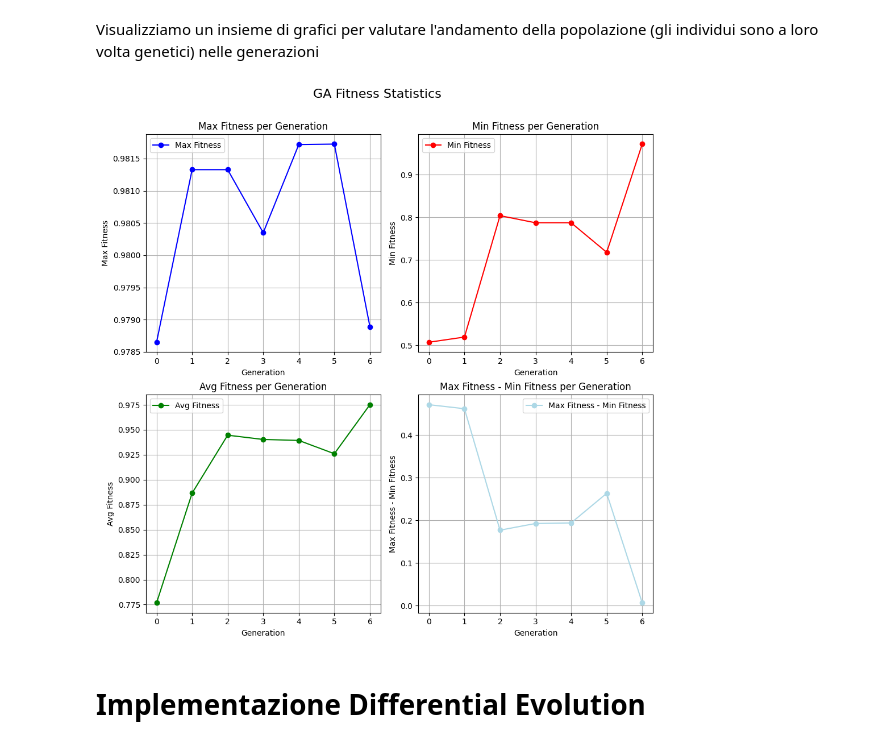
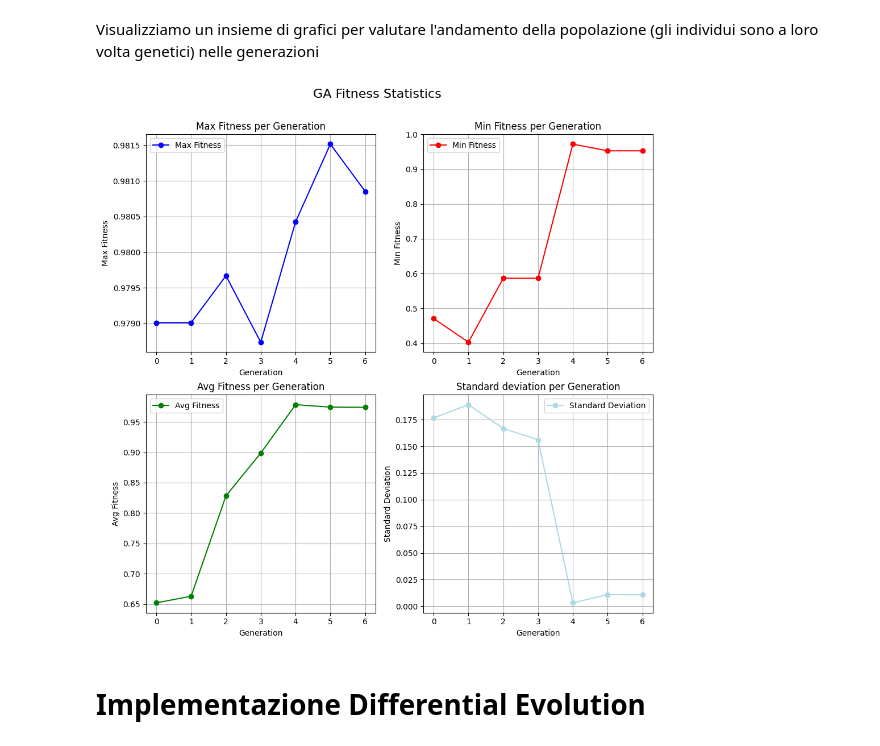
Before and after one commit to RayLeywin/Computational-Intelligence, a Jupyter notebook: Progetto_CI_finale.ipynb, the cells around one changed output. Cells and saved outputs as stored; diff of their text form; code cells hidden in the pictures.

```diff
--- a/Progetto_CI_finale.ipynb
+++ b/Progetto_CI_finale.ipynb
@@ -401,7 +407,7 @@ def GAint(toolbox , popSize, CXPB, MUTPB, indpbMUT , maxEvals,
     pop = toolbox.population(popSize)
 
     invalid_ind = [ind for ind in pop if not ind.fitness.valid]
-    fitness = map(toolbox.evaluate, invalid_ind)
+    fitness = toolbox.map(toolbox.evaluate, invalid_ind)
     for ind, fit in zip(invalid_ind, fitness):
         ind.fitness.values = fit[0],
         ind.precision = fit[1]
@@ -498,21 +504,21 @@ def CXPB_decoding(gene_value, min_CXPB = 0.2, max_CXPB = 0.8, step = 0.1):
     cxpb = min_CXPB + gene_value*step
     return cxpb
 
-def MUTPB_encoding(min_MUTPB = 0.2, max_MUTPB = 0.8, step = 0.1):
+def MUTPB_encoding(min_MUTPB = 0.05, max_MUTPB = 0.3, step = 0.05):
     num_step = int((max_MUTPB - min_MUTPB) / step)
     gene_value = random.randint(0, num_step)
     return gene_value
 
-def MUTPB_decoding(gene_value, min_MUTPB = 0.2, max_MUTPB = 0.8, step = 0.1):
+def MUTPB_decoding(gene_value, min_MUTPB = 0.05, max_MUTPB = 0.3, step = 0.05):
     mutpb = min_MUTPB + gene_value*step
     return mutpb
 
-def indpbMUT_encoding(min_indpbMUT = 0.1, max_indpbMUT = 0.8, step = 0.1):
+def indpbMUT_encoding(min_indpbMUT = 0.01, max_indpbMUT = 0.2, step = 0.01):
     num_step = int((max_indpbMUT - min_indpbMUT) / step)
     gene_value = random.randint(0, num_step)
     return gene_value
 
-def indpbMUT_decoding(gene_value, min_indpbMUT = 0.1, max_indpbMUT = 0.8, step = 0.1):
+def indpbMUT_decoding(gene_value, min_indpbMUT = 0.01, max_indpbMUT = 0.2, step = 0.01):
     indpbMUT = min_indpbMUT + gene_value*step
     return indpbMUT
 popSize = popSize_encoding()
@@ -663,8 +669,10 @@ def GA_decoding(individual):
 ## Inizializziamo gli individui "GA" e la funzione di fitness con cui verranno valutati
 # %%
 def setup_problem_GA():
-    creator.create("FitnessMaxGA", base.Fitness, weights = (1.0,))
-    creator.create("IndividualGA", list, fitness = creator.FitnessMaxGA)
+    if not hasattr(creator, "FitnessMaxGA"):
+        creator.create("FitnessMaxGA", base.Fitness, weights = (1.0,))
+    if not hasattr(creator, "IndividualGA"):
+        creator.create("IndividualGA", list, fitness = creator.FitnessMaxGA)
 
     toolbox = base.Toolbox()
     toolbox.register("individualGA", tools.initCycle, creator.IndividualGA, encoding_GA, n = 1)
@@ -673,7 +681,7 @@ def setup_problem_GA():
         # decoding
         params = GA_decoding(individual)
 
-        runs = 1
+        runs = 3
         runs_best_fitness = []
         # Valutiamo la bontà di un individuo "GA" su una media di "runs" esecuzioni
         for run in range(runs):
@@ -811,42 +839,42 @@ gensGA = logbGA.select("gen")
 maxGA = logbGA.select("maxGA")
 avgGA = logbGA.select("avgGA")
 minGA = logbGA.select("minGA")
-diffGA = np.array(maxGA) - np.array(minGA)
+diffGA = logbGA.select("stdGA")
 
 axs[0][0].plot(gensGA, maxGA, marker='o', color='blue', label='Max Fitness')
 axs[0][0].set_xlabel('Generation')
 axs[0][0].set_ylabel('Max Fitness')
 axs[0][0].set_title('Max Fitness per Generation')
 axs[0][0].grid(True)
 axs[0][0].legend()
 
 axs[1][0].plot(gensGA, avgGA, marker='o', color='green', label='Avg Fitness')
 axs[1][0].set_xlabel('Generation')
 axs[1][0].set_ylabel('Avg Fitness')
 axs[1][0].set_title('Avg Fitness per Generation')
 axs[1][0].grid(True)
 axs[1][0].legend()
 
 axs[0][1].plot(gensGA, minGA, marker='o', color='red', label='Min Fitness')
 axs[0][1].set_xlabel('Generation')
 axs[0][1].set_ylabel('Min Fitness')
 axs[0][1].set_title('Min Fitness per Generation')
 axs[0][1].grid(True)
 axs[0][1].legend()
 
-axs[1][1].plot(gensGA, diffGA, marker='o', color='lightblue', label='Max Fitness - Min Fitness')
+axs[1][1].plot(gensGA, diffGA, marker='o', color='lightblue', label='Standard Deviation')
 axs[1][1].set_xlabel('Generation')
-axs[1][1].set_ylabel('Max Fitness - Min Fitness')
-axs[1][1].set_title('Max Fitness - Min Fitness per Generation')
+axs[1][1].set_ylabel('Standard Deviation')
+axs[1][1].set_title('Standard deviation per Generation')
 axs[1][1].grid(True)
 axs[1][1].legend()
 
 plt.tight_layout()
 plt.suptitle('GA Fitness Statistics', fontsize=16)
 plt.subplots_adjust(top=0.9)
 plt.show()
 # %% [output]
-[figure, old version]
+[figure, new version]
 # %% [markdown]
 # Implementazione Differential Evolution
 # %% [markdown]
```
Also changed, not shown: parts of 51 cells of this notebook, 3 other files.
